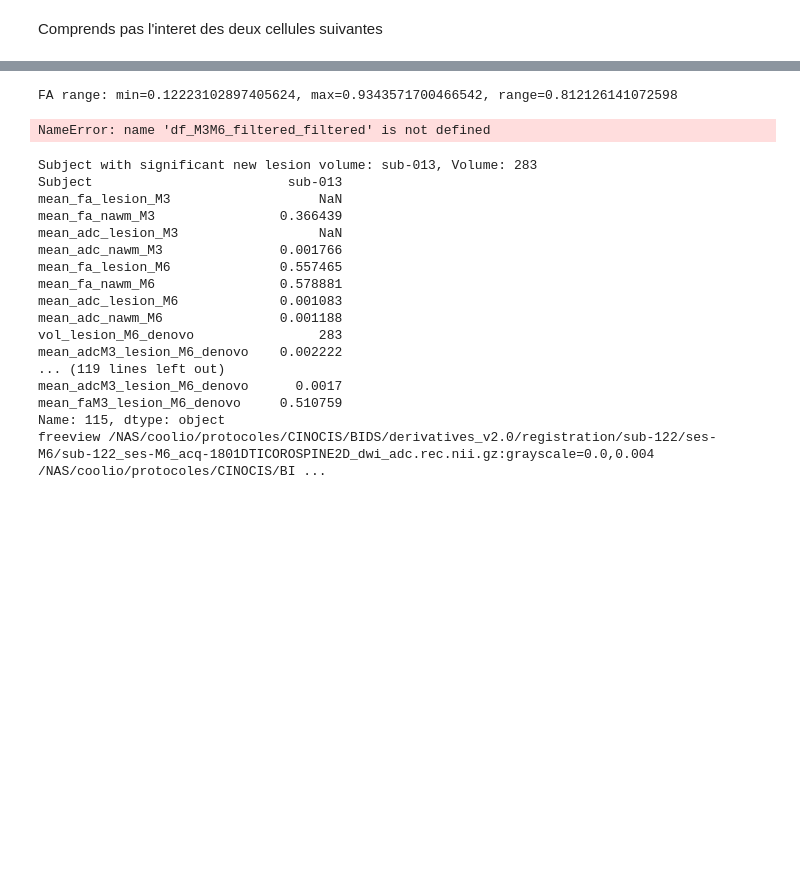
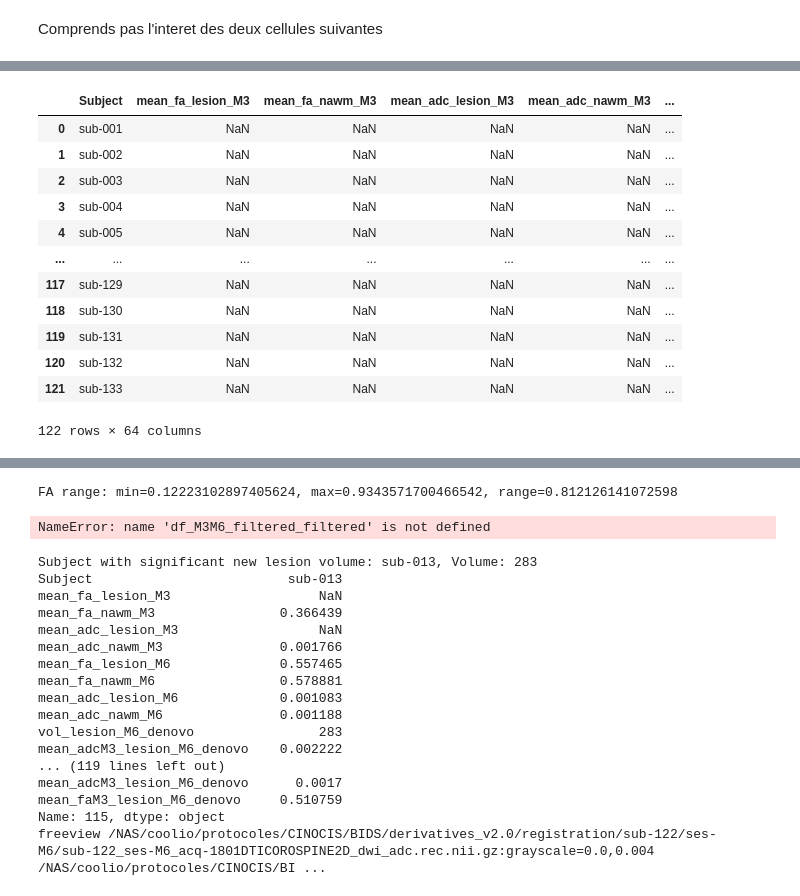
Before and after one commit to RomainViardLille/LiiFE, a Jupyter notebook: CINOCIS_MEAN_FA_ON_PAM50.ipynb, the cells around one changed output, grey strips where cells are left out. Cells and saved outputs as stored; diff of their text form; code cells hidden in the pictures; blank space fills up the shorter version.

```diff
--- a/CINOCIS_MEAN_FA_ON_PAM50.ipynb
+++ b/CINOCIS_MEAN_FA_ON_PAM50.ipynb
@@ -61,0 +216,16 @@ nib.save(mean_img, r'/NAS/coolio/protocoles/CINOCIS/BIDS/derivatives_v2.0/mean_i
+# %%
+df_M_long
+# %% [output]
+|  | Subject | mean_fa_lesion_M3 | mean_fa_nawm_M3 | mean_adc_lesion_M3 | mean_adc_nawm_M3 | ... |
+| 0 | sub-001 | NaN | NaN | NaN | NaN | ... |
+| 1 | sub-002 | NaN | NaN | NaN | NaN | ... |
+| 2 | sub-003 | NaN | NaN | NaN | NaN | ... |
+| 3 | sub-004 | NaN | NaN | NaN | NaN | ... |
+| 4 | sub-005 | NaN | NaN | NaN | NaN | ... |
+| ... | ... | ... | ... | ... | ... | ... |
+| 117 | sub-129 | NaN | NaN | NaN | NaN | ... |
+| 118 | sub-130 | NaN | NaN | NaN | NaN | ... |
+| 119 | sub-131 | NaN | NaN | NaN | NaN | ... |
+| 120 | sub-132 | NaN | NaN | NaN | NaN | ... |
+| 121 | sub-133 | NaN | NaN | NaN | NaN | ... |
+122 rows × 64 columns
```
Also changed, not shown: parts of 9 cells of this notebook.
